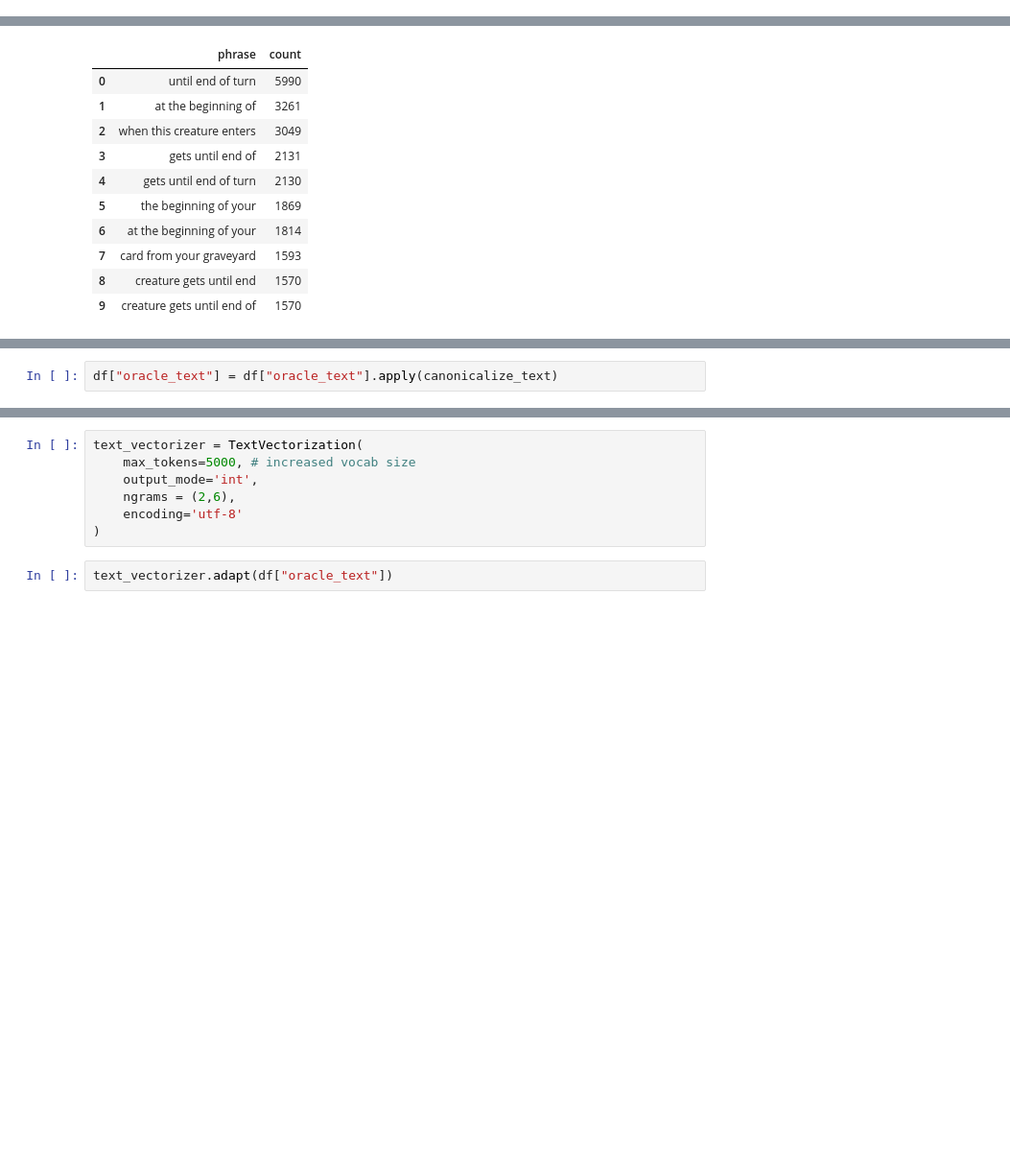
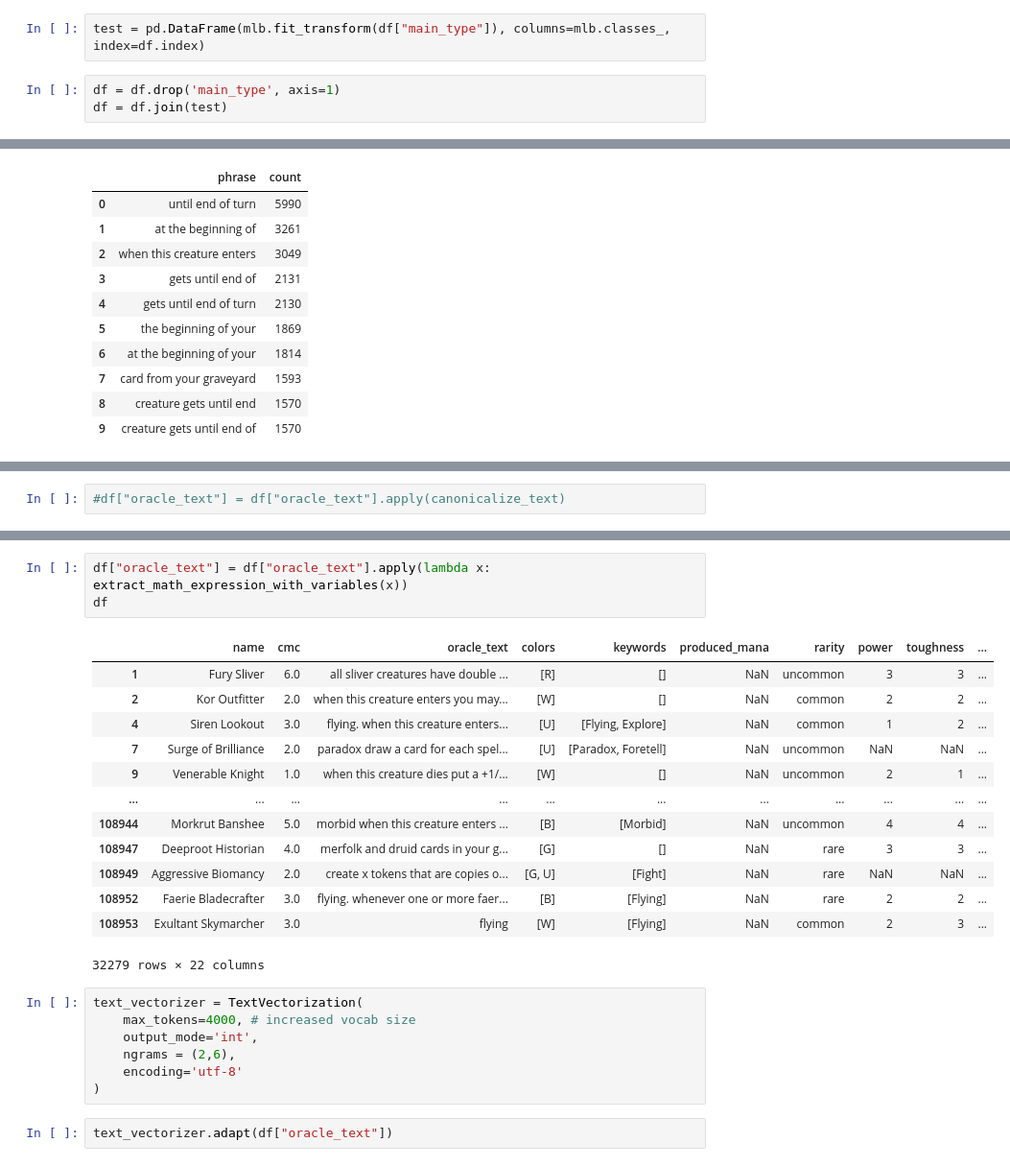
Before and after one commit to benseidenberg/MTG-Price-Prediction-Model, a Jupyter notebook: MTG Price Prediction Model.ipynb, the cells around one changed output, grey strips where cells are left out. Shown at 96% size. Cells and saved outputs as stored; diff of their text form; blank space fills up the shorter version.

```diff
--- a/MTG Price Prediction Model.ipynb
+++ b/MTG Price Prediction Model.ipynb
@@ -191,3 +198,8 @@ df["main_type"] = df["main_type"].apply(lambda x: le.transform(x))
+# %%
+test = pd.DataFrame(mlb.fit_transform(df["main_type"]), columns=mlb.classes_, index=df.index)
+# %%
+df = df.drop('main_type', axis=1)
+df = df.join(test)
 # %%
 le2 = LabelEncoder()
 # %%
@@ -297,2 +312,2 @@ def canonicalize_text(str):
 # %%
-df["oracle_text"] = df["oracle_text"].apply(canonicalize_text)
+#df["oracle_text"] = df["oracle_text"].apply(canonicalize_text)
@@ -299,6 +324,23 @@ df["oracle_text"] = df["oracle_text"].apply(canonicalize_text)
+# %%
+df["oracle_text"] = df["oracle_text"].apply(lambda x: extract_math_expression_with_variables(x))
+df
+# %% [output]
+|  | name | cmc | oracle_text | colors | keywords | produced_mana | rarity | power | toughness | ... |
+| 1 | Fury Sliver | 6.0 | all sliver creatures have double ... | [R] | [] | NaN | uncommon | 3 | 3 | ... |
+| 2 | Kor Outfitter | 2.0 | when this creature enters you may... | [W] | [] | NaN | common | 2 | 2 | ... |
+| 4 | Siren Lookout | 3.0 | flying. when this creature enters... | [U] | [Flying, Explore] | NaN | common | 1 | 2 | ... |
+| 7 | Surge of Brilliance | 2.0 | paradox draw a card for each spel... | [U] | [Paradox, Foretell] | NaN | uncommon | NaN | NaN | ... |
+| 9 | Venerable Knight | 1.0 | when this creature dies put a +1/... | [W] | [] | NaN | uncommon | 2 | 1 | ... |
+| ... | ... | ... | ... | ... | ... | ... | ... | ... | ... | ... |
+| 108944 | Morkrut Banshee | 5.0 | morbid when this creature enters ... | [B] | [Morbid] | NaN | uncommon | 4 | 4 | ... |
+| 108947 | Deeproot Historian | 4.0 | merfolk and druid cards in your g... | [G] | [] | NaN | rare | 3 | 3 | ... |
+| 108949 | Aggressive Biomancy | 2.0 | create x tokens that are copies o... | [G, U] | [Fight] | NaN | rare | NaN | NaN | ... |
+| 108952 | Faerie Bladecrafter | 3.0 | flying. whenever one or more faer... | [B] | [Flying] | NaN | rare | 2 | 2 | ... |
+| 108953 | Exultant Skymarcher | 3.0 | flying | [W] | [Flying] | NaN | common | 2 | 3 | ... |
+32279 rows × 22 columns
 # %%
 text_vectorizer = TextVectorization(
-    max_tokens=5000, # increased vocab size
+    max_tokens=4000, # increased vocab size
     output_mode='int',
     ngrams = (2,6),
     encoding='utf-8'
```
Also changed, not shown: parts of 65 cells of this notebook, 32 other files.
